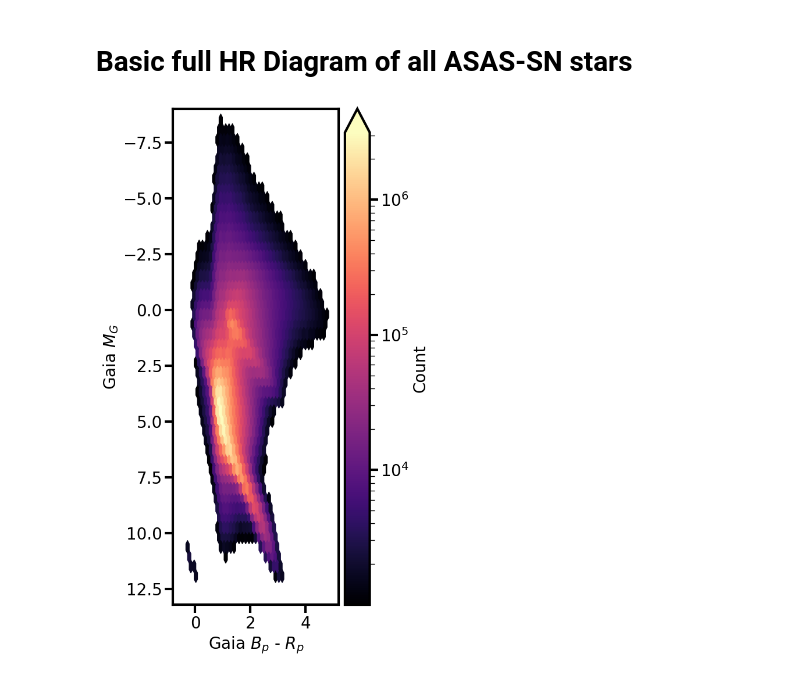
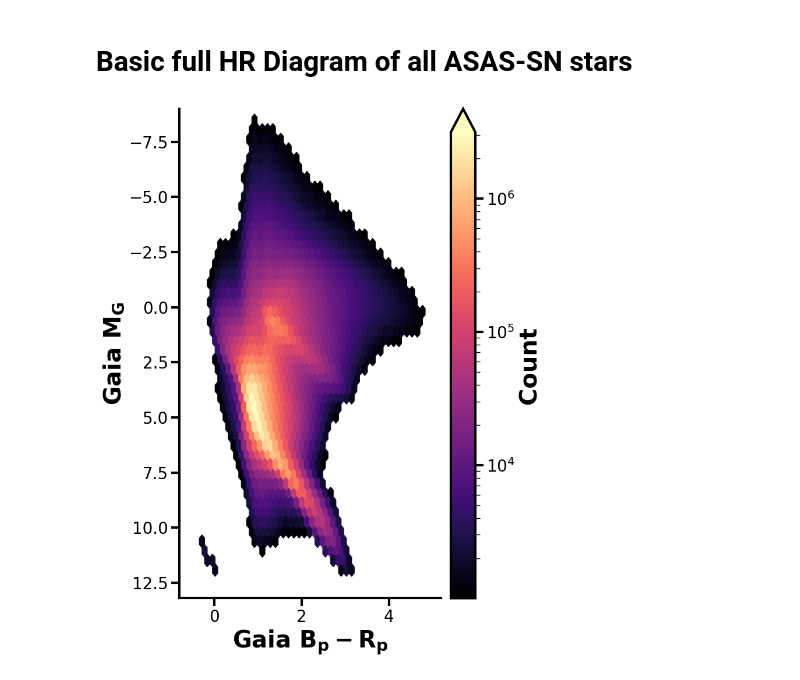
Before and after one commit to m-schochet/asas-sn-cnn, a Jupyter notebook: plots/hr_diagrams.ipynb, the cells around one changed output. Saved outputs shown, nothing was run; the diff lists cells and outputs as text; code cells hidden in the pictures.

Commit message:
fix figures 1-6 ipynb files and edit rc params

```diff
--- a/plots/hr_diagrams.ipynb
+++ b/plots/hr_diagrams.ipynb
@@ -28,11 +28,13 @@ Wall time: 6.2 μs
 # %% [markdown]
 # Basic full HR Diagram of all ASAS-SN stars
 # %%
-fig, axs = plt.subplots(1, 1, figsize=(6, 10))
-axs.set(xlim=(-0.8, 5.2), ylim=(13.2, -9), xlabel='Gaia $B_p$ - $R_p$', ylabel=f'Gaia $M_G$')
+fig, axs = plt.subplots(1, 1, figsize=(8, 10))
+axs.set(xlim=(-0.8, 5.2), ylim=(13.2, -9), xlabel='Gaia $\\bf{B_p - R_p}$', ylabel='Gaia $\\bf{M_G}$')
 im1 = axs.hexbin('bp-rp', 'abs_g_mag', data=gaiaids, mincnt=1000, bins='log', cmap='magma', rasterized=True)
 fig.colorbar(im1, pad=0.03, label='Count', extend='max')
+axs.spines['top'].set_visible(False)
+axs.spines['right'].set_visible(False)
 fig.tight_layout()
-#plt.savefig('hr_diagram.pdf', dpi=300)
+#plt.savefig('gaia_hr.pdf', dpi=300)
 # %% [output]
-[figure, old version]
+[figure, new version]
```
Also changed, not shown: parts of 1 cell of this notebook, 6 other files.
